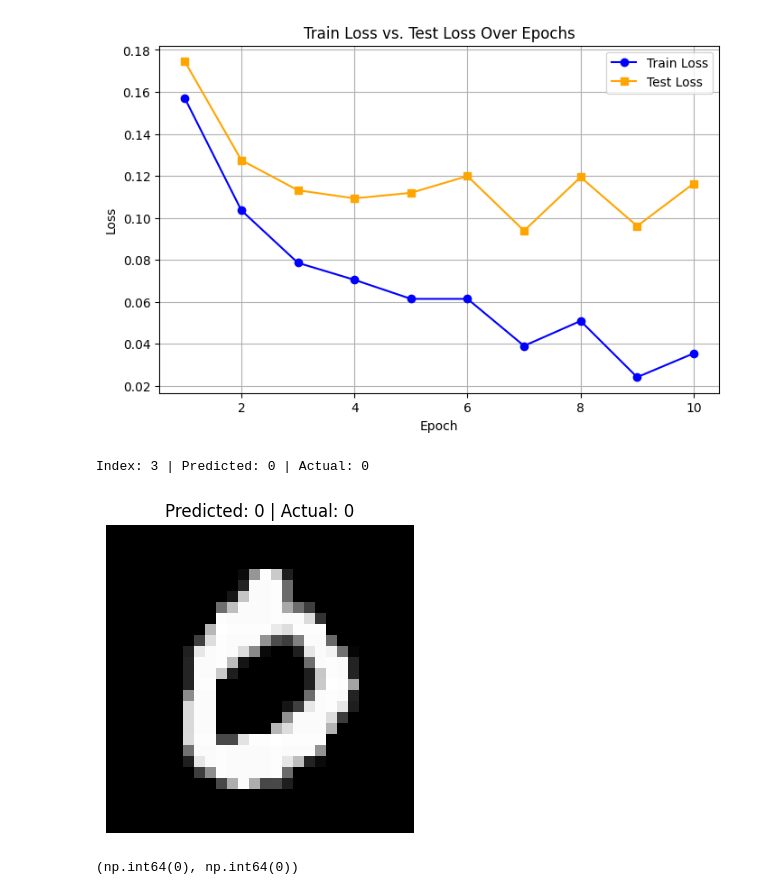
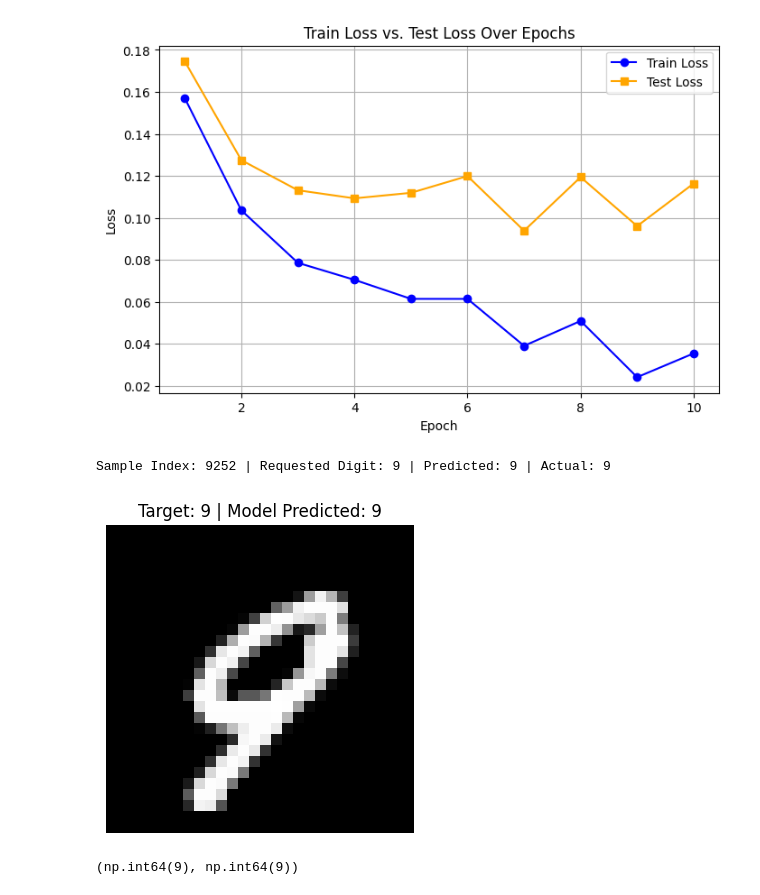
Before and after one commit to prachin77/From-Scratch, a Jupyter notebook: NeuralNetwork/numpy_mnist.ipynb, the cells around one changed output. Drawn from its saved outputs; the diff is of its cells as text; code cells hidden in the pictures.

Commit message:
Test number function working with 100% accuracy.

```diff
--- a/NeuralNetwork/numpy_mnist.ipynb
+++ b/NeuralNetwork/numpy_mnist.ipynb
@@ -268,28 +268,39 @@ plt.show()
 # %% [output]
 [figure]
 # %%
-def test_number(num=None):
-    if num is None:
-        num = int(input("enter number : "))
-    num = int(num)
+def test_number(digit=None):
+    if digit is None:
+        digit = int(input("Enter digit to test (0-9): "))
+    digit = int(digit)
 
+    # 1. Find all indices in the dataset where the actual label matches your digit
+    matching_indices = np.where(y_test == digit)[0]
+
+    if len(matching_indices) == 0:
+        print(f"No samples found for digit {digit}")
+        return
+
+    # 2. Pick a random test image of that digit
+    num = np.random.choice(matching_indices)
+
+    # 3. Predict and plot
     image = x_test[num].reshape(28, 28)
     actual_label = y_test[num]
     pred_logits = model.forward(x_test_flat[num:num + 1])[0]
     predicted_label = np.argmax(pred_logits)
 
-    print(f"Index: {num} | Predicted: {predicted_label} | Actual: {actual_label}")
+    print(f"Sample Index: {num} | Requested Digit: {digit} | Predicted: {predicted_label} | Actual: {actual_label}")
 
     plt.figure(figsize=(4, 4))
     plt.imshow(image, cmap='gray')
-    plt.title(f"Predicted: {predicted_label} | Actual: {actual_label}")
+    plt.title(f"Target: {digit} | Model Predicted: {predicted_label}")
     plt.axis('off')
     plt.show()
 
     return predicted_label, actual_label
 # %%
-test_number(3)
+test_number(9)
 # %% [output]
-Index: 3 | Predicted: 0 | Actual: 0
+Sample Index: 9252 | Requested Digit: 9 | Predicted: 9 | Actual: 9
-[figure, old version]
+[figure, new version]
-(np.int64(0), np.int64(0))
+(np.int64(9), np.int64(9))
```
